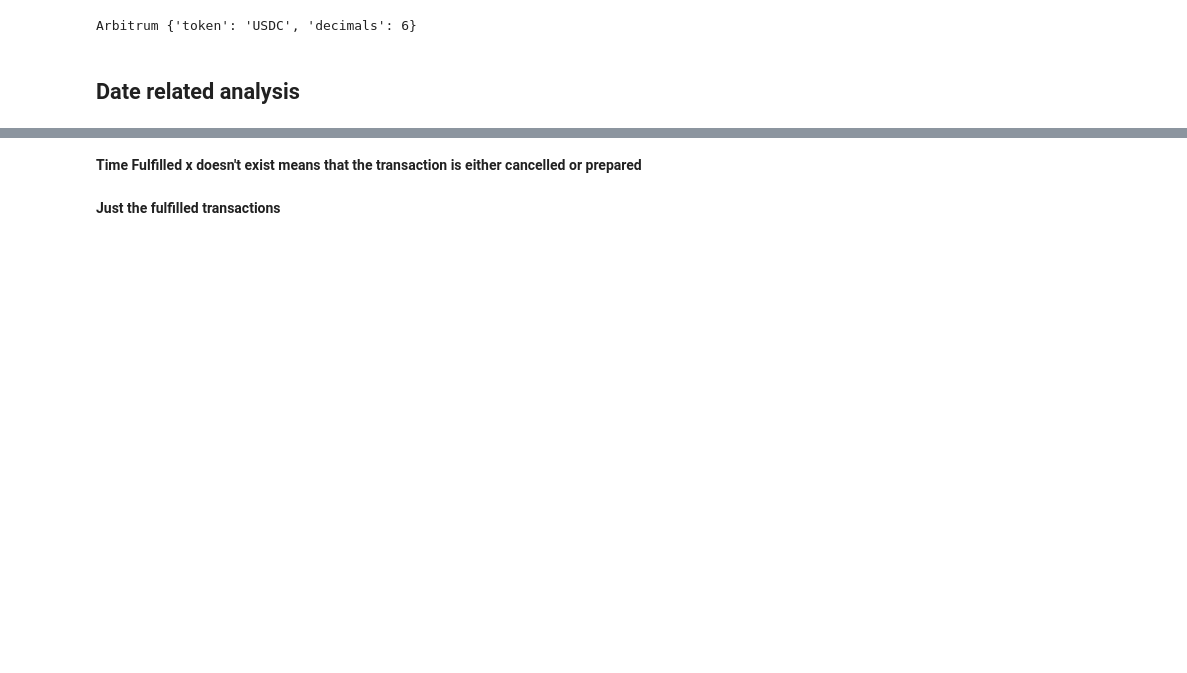
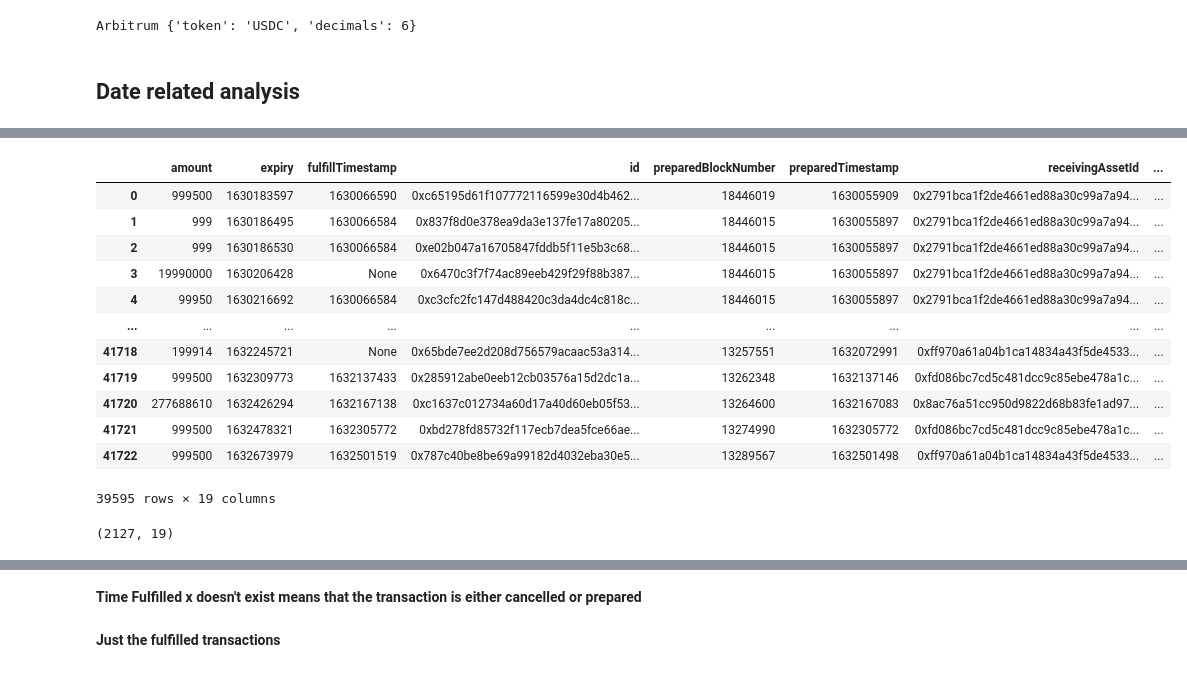
Before and after one commit to enzotavares/lifi-analytics-backend, a Jupyter notebook: subgraph_analysis.ipynb, the cells around one changed output, grey strips where cells are left out. Saved outputs shown, nothing was run; the diff lists cells and outputs as text; code cells hidden in the pictures; blank space fills up the shorter version.

```diff
--- a/subgraph_analysis.ipynb
+++ b/subgraph_analysis.ipynb
@@ -765,0 +756,4 @@ compact_data_txns.head()
+# %%
+compact_data_txns = two_sided_txns.drop(["receivingChainId", "chainId", "sendingChainId"], axis=1)
+compact_data_txns.reset_index(drop=True, inplace=True)
+compact_data_txns.head()
@@ -765,0 +767,24 @@ compact_data_txns.head()
+# %%
+#dumping
+with open('two_sided_txns.pickle', 'wb') as handle:
+    pickle.dump(compact_data_txns, handle, protocol=pickle.HIGHEST_PROTOCOL)
+# %%
+#load database
+with open('two_sided_txns.pickle', 'rb') as handle:
+    compact_data_txns = pickle.load(handle)
+# %%
+compact_data_txns[compact_data_txns.time_prepared < (datetime.now()-timedelta(2))]
+# %% [output]
+|  | amount | expiry | fulfillTimestamp | id | preparedBlockNumber | preparedTimestamp | receivingAssetId | ... |
+| 0 | 999500 | 1630183597 | 1630066590 | 0xc65195d61f107772116599e30d4b462... | 18446019 | 1630055909 | 0x2791bca1f2de4661ed88a30c99a7a94... | ... |
+| 1 | 999 | 1630186495 | 1630066584 | 0x837f8d0e378ea9da3e137fe17a80205... | 18446015 | 1630055897 | 0x2791bca1f2de4661ed88a30c99a7a94... | ... |
+| 2 | 999 | 1630186530 | 1630066584 | 0xe02b047a16705847fddb5f11e5b3c68... | 18446015 | 1630055897 | 0x2791bca1f2de4661ed88a30c99a7a94... | ... |
+| 3 | 19990000 | 1630206428 | None | 0x6470c3f7f74ac89eeb429f29f88b387... | 18446015 | 1630055897 | 0x2791bca1f2de4661ed88a30c99a7a94... | ... |
+| 4 | 99950 | 1630216692 | 1630066584 | 0xc3cfc2fc147d488420c3da4dc4c818c... | 18446015 | 1630055897 | 0x2791bca1f2de4661ed88a30c99a7a94... | ... |
+| ... | ... | ... | ... | ... | ... | ... | ... | ... |
+| 41718 | 199914 | 1632245721 | None | 0x65bde7ee2d208d756579acaac53a314... | 13257551 | 1632072991 | 0xff970a61a04b1ca14834a43f5de4533... | ... |
+| 41719 | 999500 | 1632309773 | 1632137433 | 0x285912abe0eeb12cb03576a15d2dc1a... | 13262348 | 1632137146 | 0xfd086bc7cd5c481dcc9c85ebe478a1c... | ... |
+| 41720 | 277688610 | 1632426294 | 1632167138 | 0xc1637c012734a60d17a40d60eb05f53... | 13264600 | 1632167083 | 0x8ac76a51cc950d9822d68b83fe1ad97... | ... |
+| 41721 | 999500 | 1632478321 | 1632305772 | 0xbd278fd85732f117ecb7dea5fce66ae... | 13274990 | 1632305772 | 0xfd086bc7cd5c481dcc9c85ebe478a1c... | ... |
+| 41722 | 999500 | 1632673979 | 1632501519 | 0x787c40be8be69a99182d4032eba30e5... | 13289567 | 1632501498 | 0xff970a61a04b1ca14834a43f5de4533... | ... |
+39595 rows × 19 columns
@@ -766,3 +793,7 @@ compact_data_txns.head()
+# %%
+compact_data_txns.shape
+# %% [output]
+(2127, 19)
 # %%
 one_sided_txns = compact_data_txns[compact_data_txns["txn_type"]=="single"].copy(deep=True)
 
```
Also changed, not shown: parts of 132 cells of this notebook, 3 other files.
